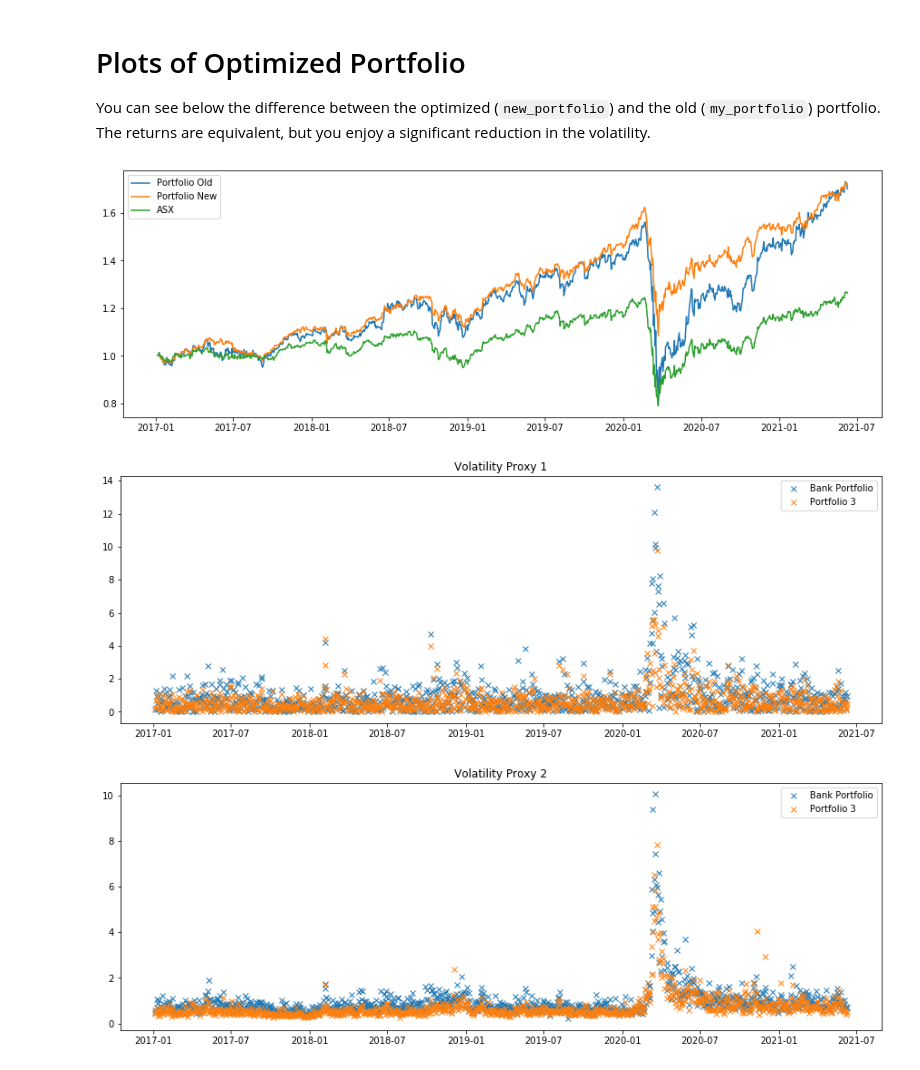
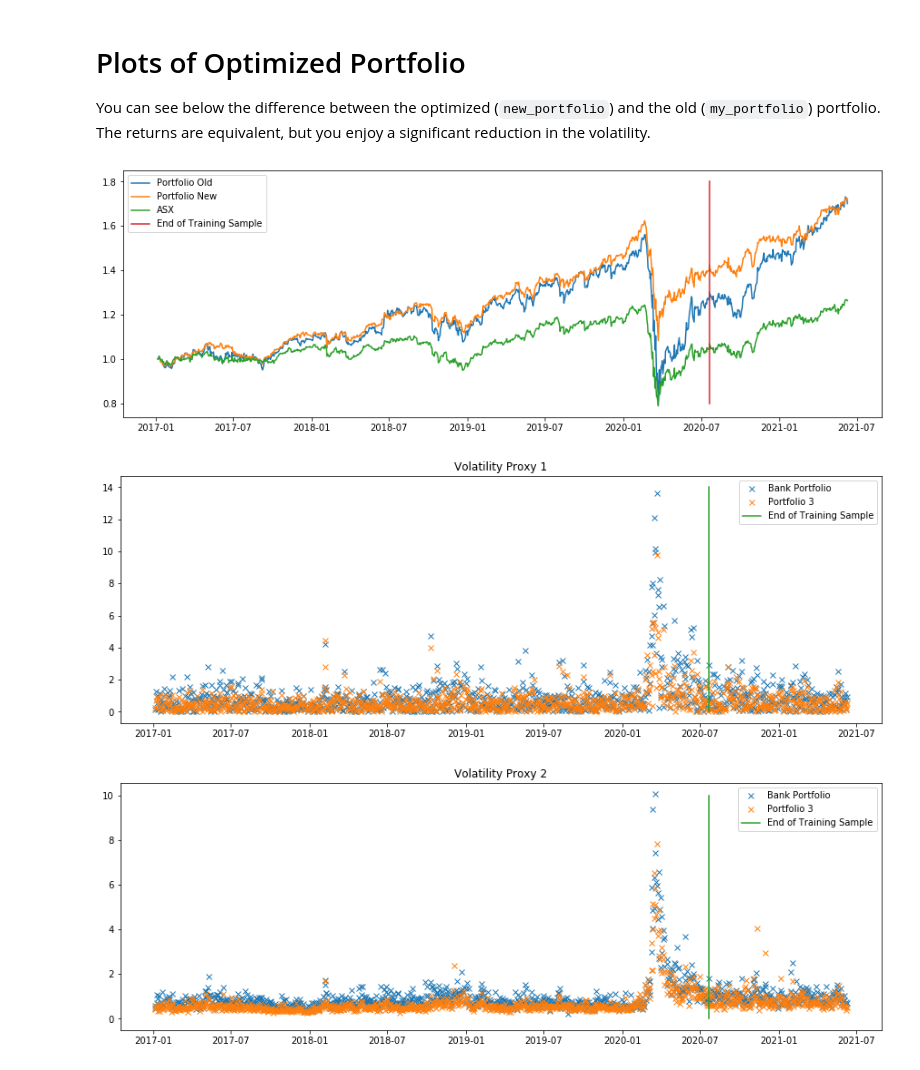
Before and after one commit to infamoussoap/PortfolioStuff, a Jupyter notebook: Constrained Portfolio Optimization.ipynb, the cells around one changed output. Cells and saved outputs as stored; diff of their text form; code cells hidden in the pictures.

Commit message:
Change to plots

```diff
--- a/Constrained Portfolio Optimization.ipynb
+++ b/Constrained Portfolio Optimization.ipynb
@@ -82,12 +82,13 @@ Important Parameters
 # %%
 alpha = 0.01
 max_portfolio_value = 5000  # Max amount to invest
+sample_period = 0.8
 
 # Here the code will get the closing prices for us
 portfolio_optimizer = ConstrainedPortfolioOptimization(tickers, current_portfolio_close=current_portfolio_close)
 results = portfolio_optimizer.get_best_ticker_combination(max_portfolio_value, epochs=40000, alpha=alpha,
-                                                          learning_rate=0.1, sample_period=0.8, l1_reg=0,
-                                                          save_training_history=True)
+                                                          learning_rate=0.1, sample_period=sample_period,
+                                                          l1_reg=0, save_training_history=True)
 ticker_shares, history = results
 # %% [markdown]
 Since we are using gradient descent, you ideally would like to see flat lines for at lest the last 1000 epochs. If not, then you should increase the epochs, or increase the learning rate.
@@ -125,11 +126,15 @@ new_portfolio = my_portfolio.add_tickers_to_portfolio(ticker_names, ticker_costs
 # %%
 plt.figure(figsize=(15, 5))
 plt.plot(np.cumprod(np.exp(my_portfolio.returns/100)), label='Portfolio Old')
 plt.plot(np.cumprod(np.exp(new_portfolio.returns/100)), label='Portfolio New')
 plt.plot(np.cumprod(np.exp(asx_portfolio.returns/100)), label='ASX')
+
+sample_length = int(len(new_portfolio.returns) * sample_period)
+sampled_end_date = new_portfolio.close.index[sample_length]
+plt.plot([sampled_end_date, sampled_end_date], [0.8, 1.8], label='End of Training Sample')
 plt.legend();
 # %% [output]
-[figure, old version]
+[figure, new version]
 # %%
 proxy = 1
 plt.figure(figsize=(15, 5))
@@ -137,10 +142,11 @@ plt.figure(figsize=(15, 5))
 for portfolio in [my_portfolio, new_portfolio]:
     plt.plot(portfolio.volatility_proxy(proxy), 'x', label=portfolio.name)
 
+plt.plot([sampled_end_date, sampled_end_date], [0, 14], label='End of Training Sample')
 plt.title(f'Volatility Proxy {proxy}')
 plt.legend();
 # %% [output]
-[figure, old version]
+[figure, new version]
 # %%
 proxy = 2
 plt.figure(figsize=(15, 5))
@@ -148,10 +154,11 @@ plt.figure(figsize=(15, 5))
 for portfolio in [my_portfolio, new_portfolio]:
     plt.plot(portfolio.volatility_proxy(proxy), 'x', label=portfolio.name)
 
+plt.plot([sampled_end_date, sampled_end_date], [0, 10], label='End of Training Sample')
 plt.title(f'Volatility Proxy {proxy}')
 plt.legend();
 # %% [output]
-[figure, old version]
+[figure, new version]
 # %%
 proxy = 3
 plt.figure(figsize=(15, 5))
```
Also changed, not shown: parts of 1 cell of this notebook.
